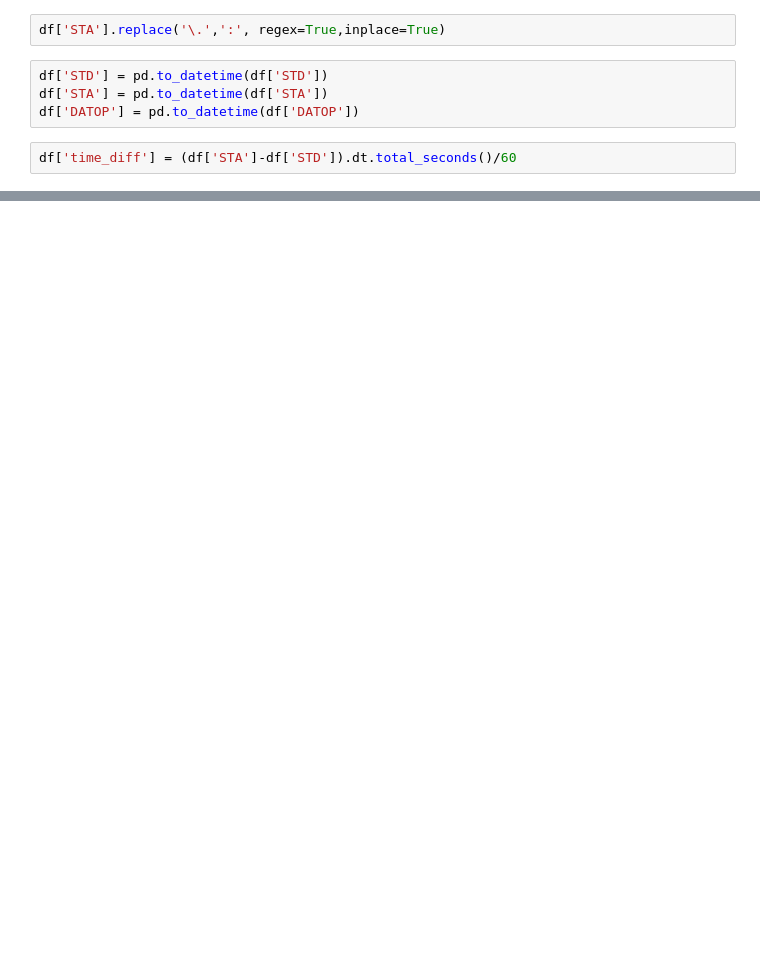
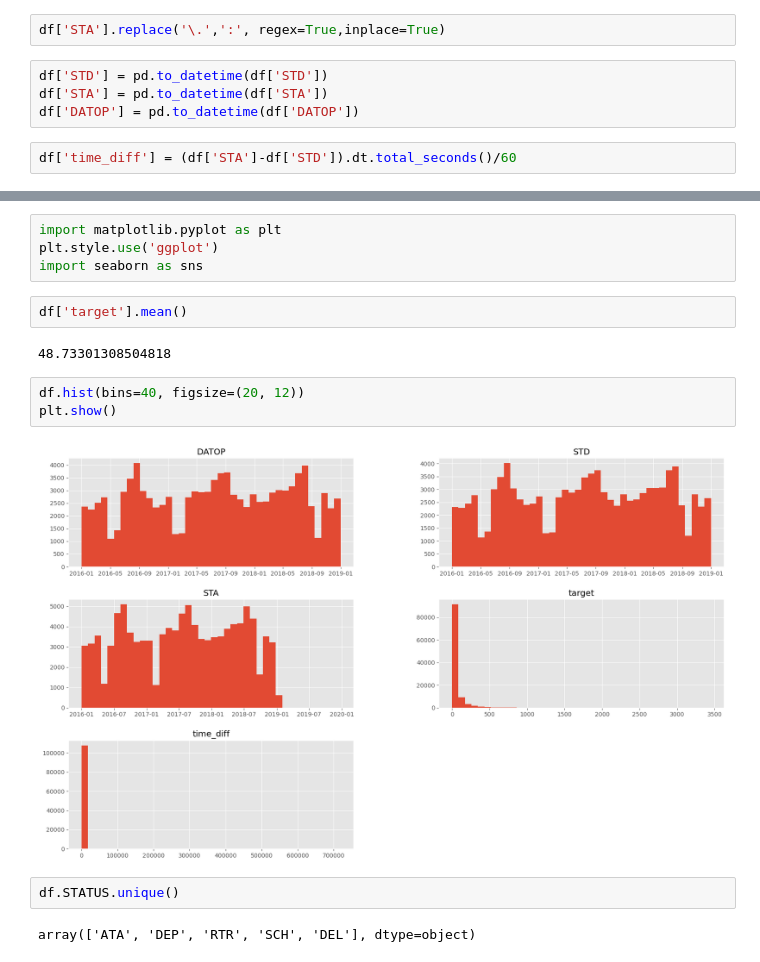
Before and after one commit to pwerden/ds-ml-flight-delay-prediction, a Jupyter notebook: flight_delay.ipynb, the cells around one changed output, grey strips where cells are left out. Drawn from its saved outputs; the diff is of its cells as text; blank space fills up the shorter version.

Commit message:
working on target col

```diff
--- a/flight_delay.ipynb
+++ b/flight_delay.ipynb
@@ -24,0 +86,17 @@ df
+# %%
+import matplotlib.pyplot as plt
+plt.style.use('ggplot')
+import seaborn as sns
+# %%
+df['target'].mean()
+# %% [output]
+48.73301308504818
+# %%
+df.hist(bins=40, figsize=(20, 12))
+plt.show()
+# %% [output]
+[figure, added]
+# %%
+df.STATUS.unique()
+# %% [output]
+array(['ATA', 'DEP', 'RTR', 'SCH', 'DEL'], dtype=object)
```
Also changed, not shown: parts of 16 cells of this notebook.
